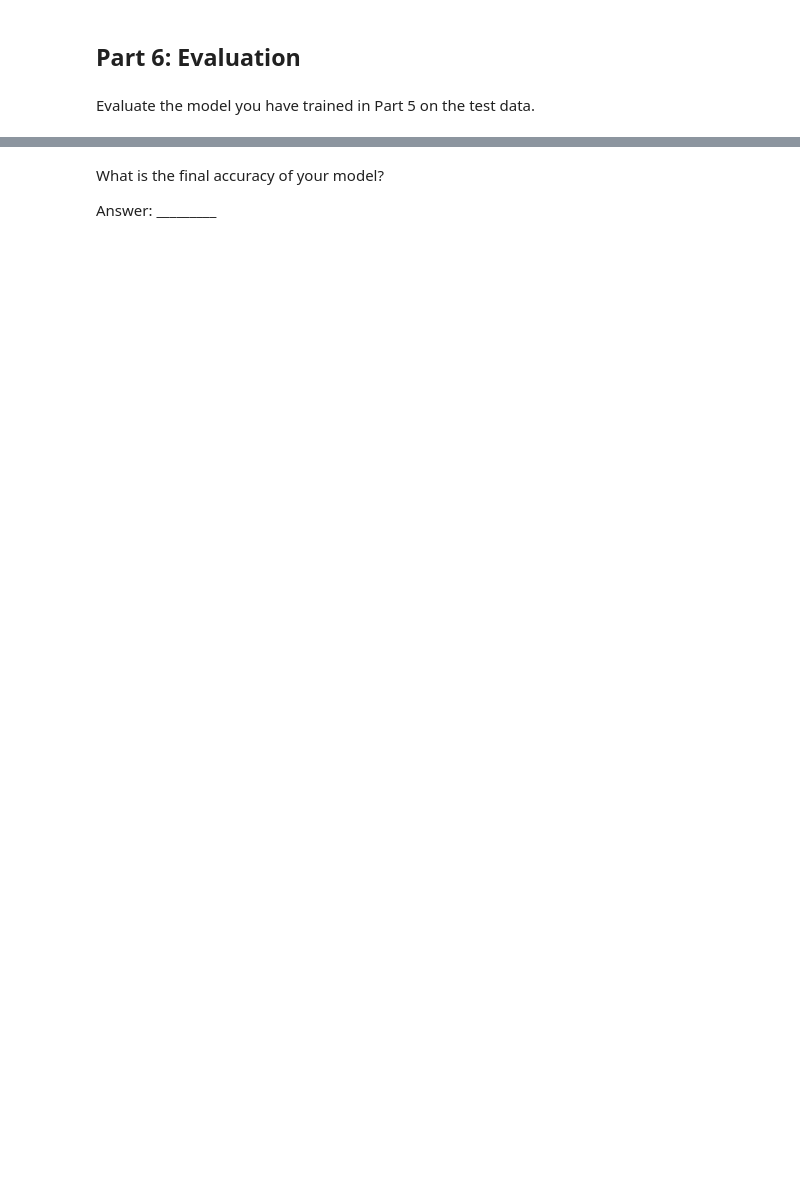
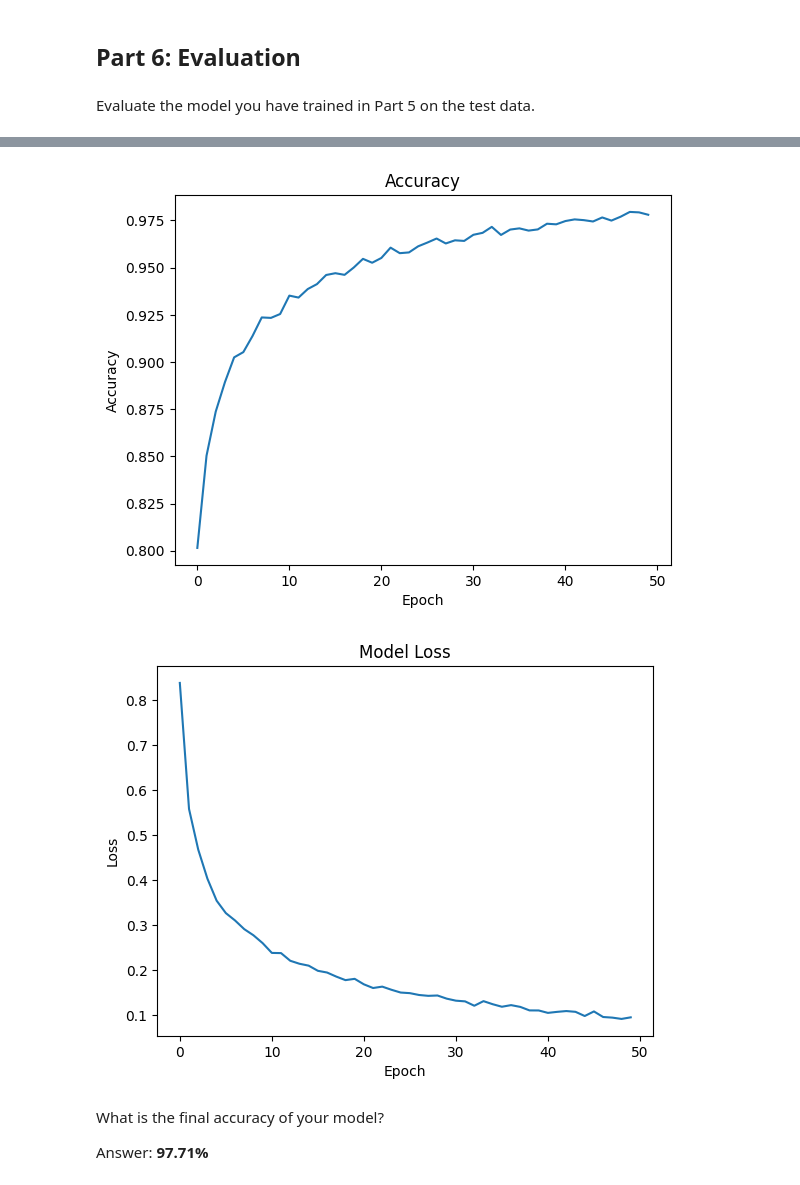
Before and after one commit to VaibhavR27/ece529, a Jupyter notebook: Project_03_Rathore_Vaibhav.ipynb, the cells around one changed output, grey strips where cells are left out. Drawn from its saved outputs; the diff is of its cells as text; code cells hidden in the pictures; blank space fills up the shorter version.

```diff
--- a/Project_03_Rathore_Vaibhav.ipynb
+++ b/Project_03_Rathore_Vaibhav.ipynb
@@ -424,0 +453,24 @@ Increase the training to run over a large number of epochs (30 or more). Feel fr
+# %%
+keras.backend.clear_session()
+np.random.seed(42)
+tf.random.set_seed(42)
+epochs = 50
+
+model = keras.models.Sequential([
+    keras.layers.Flatten(input_shape=(50, 50, 3)),
+    keras.layers.BatchNormalization(),
+    keras.layers.Dense(50, activation="linear"),
+    keras.layers.BatchNormalization(),
+    keras.layers.Dense(50, activation="relu", kernel_regularizer=keras.regularizers.l2(0.0005)),
+    keras.layers.BatchNormalization(),
+    keras.layers.Dropout(rate=0.20),
+    keras.layers.Dense(43, activation="softmax")
+])
+
+model.compile(
+  loss='categorical_crossentropy',
+  optimizer='sgd',
+  metrics=['accuracy']
+)
+
+history = model.fit(X_train, y_train, epochs=epochs, validation_data=(X_valid, y_valid))
@@ -426,3 +523,5 @@ Increase the training to run over a large number of epochs (30 or more). Feel fr
 ## Part 6: Evaluation
 # %% [markdown]
 Evaluate the model you have trained in Part 5 on the test data.
+# %%
+history = model.fit(test_images, test_labels, epochs=epochs)
@@ -429,7 +546,26 @@ Evaluate the model you have trained in Part 5 on the test data.
+# %%
+# Plot training and validation accuracy
+plt.figure()
+plt.plot(history.history['accuracy'], label='Test Accuracy')
+plt.title('Accuracy')
+plt.xlabel('Epoch')
+plt.ylabel('Accuracy')
+plt.show()
+
+# Plot training and validation loss in a different figure
+plt.figure()
+plt.plot(history.history['loss'], label='Test Loss')
+plt.title('Model Loss')
+plt.xlabel('Epoch')
+plt.ylabel('Loss')
+plt.show()
+# %% [output]
+[figure, added]
+[figure, added]
 # %% [markdown]
 What is the final accuracy of your model?
 
-Answer: _________
+Answer: ____97.71%____
 # %% [markdown]
 Please summarize the characteristics of your model:
 
```
Also changed, not shown: parts of 27 cells of this notebook.
